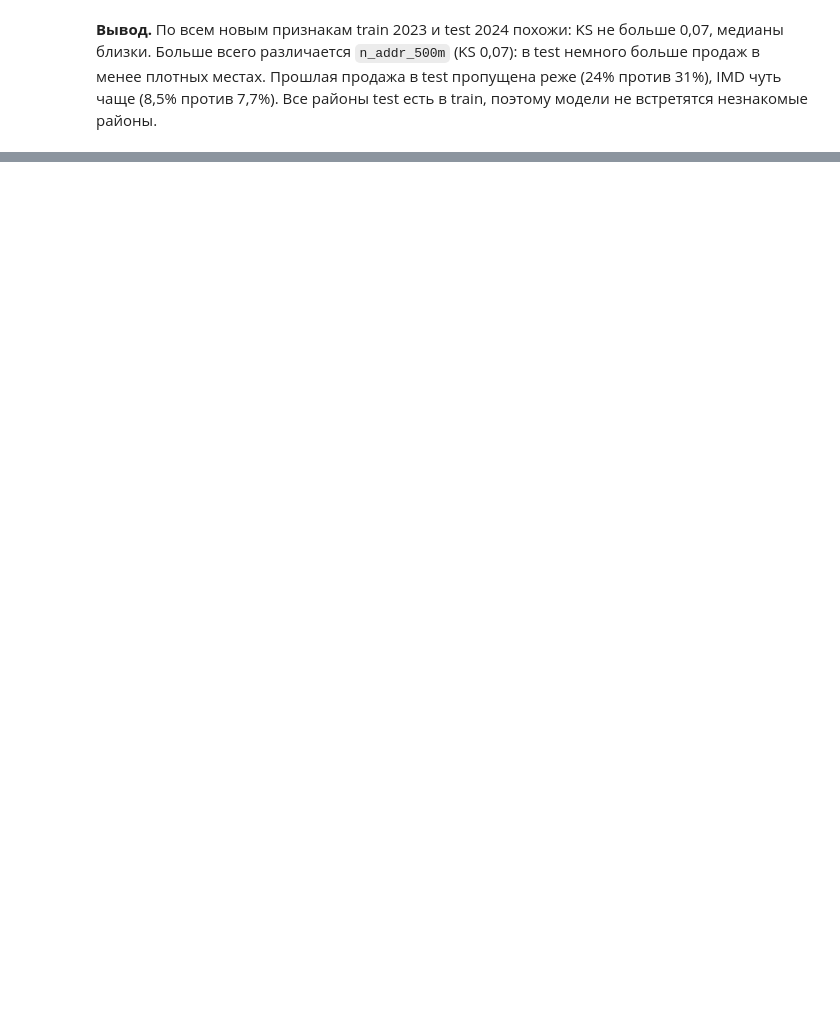
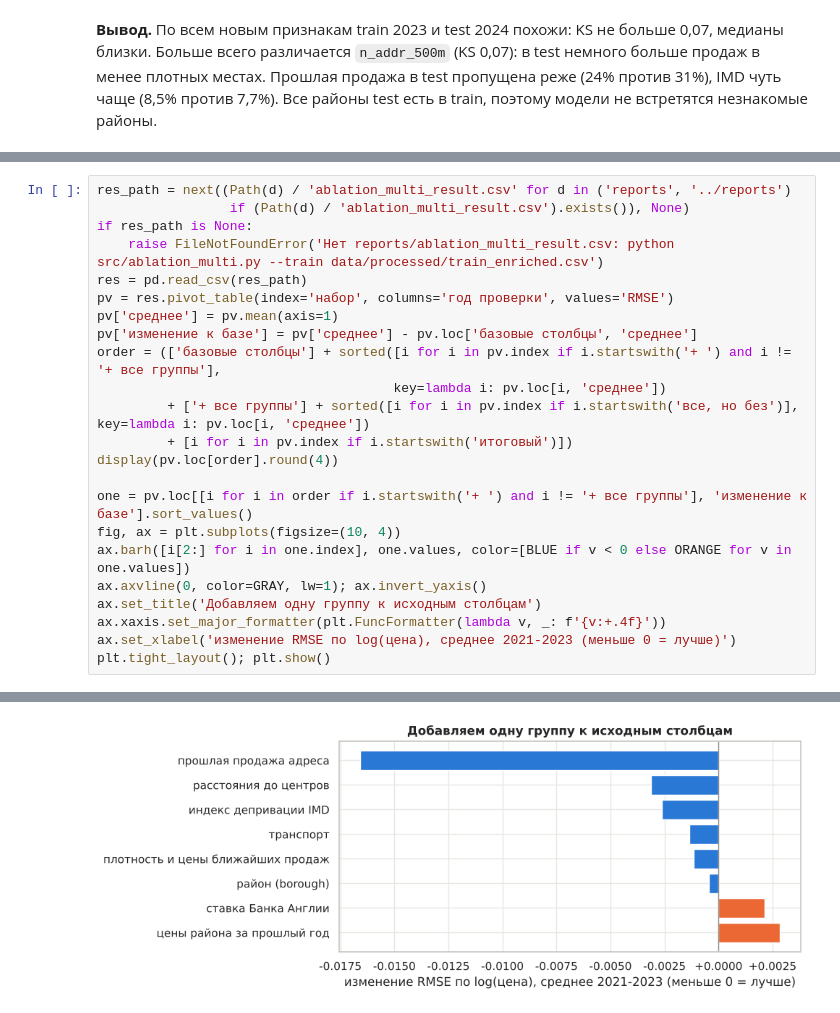
Before and after one commit to NastyaPich/hse-ai-project, a Jupyter notebook: notebooks/EDA.ipynb, the cells around one changed output, grey strips where cells are left out. Cells and saved outputs as stored; diff of their text form; blank space fills up the shorter version.

```diff
--- a/notebooks/EDA.ipynb
+++ b/notebooks/EDA.ipynb
@@ -870,0 +922,24 @@ print('Районы (borough): в test %d районов, все есть в tra
+# %%
+res_path = next((Path(d) / 'ablation_multi_result.csv' for d in ('reports', '../reports')
+                 if (Path(d) / 'ablation_multi_result.csv').exists()), None)
+if res_path is None:
+    raise FileNotFoundError('Нет reports/ablation_multi_result.csv: python src/ablation_multi.py --train data/processed/train_enriched.csv')
+res = pd.read_csv(res_path)
+pv = res.pivot_table(index='набор', columns='год проверки', values='RMSE')
+pv['среднее'] = pv.mean(axis=1)
+pv['изменение к базе'] = pv['среднее'] - pv.loc['базовые столбцы', 'среднее']
+order = (['базовые столбцы'] + sorted([i for i in pv.index if i.startswith('+ ') and i != '+ все группы'],
+                                      key=lambda i: pv.loc[i, 'среднее'])
+         + ['+ все группы'] + sorted([i for i in pv.index if i.startswith('все, но без')], key=lambda i: pv.loc[i, 'среднее'])
+         + [i for i in pv.index if i.startswith('итоговый')])
+display(pv.loc[order].round(4))
+
+one = pv.loc[[i for i in order if i.startswith('+ ') and i != '+ все группы'], 'изменение к базе'].sort_values()
+fig, ax = plt.subplots(figsize=(10, 4))
+ax.barh([i[2:] for i in one.index], one.values, color=[BLUE if v < 0 else ORANGE for v in one.values])
+ax.axvline(0, color=GRAY, lw=1); ax.invert_yaxis()
+ax.set_title('Добавляем одну группу к исходным столбцам')
+ax.xaxis.set_major_formatter(plt.FuncFormatter(lambda v, _: f'{v:+.4f}'))
+ax.set_xlabel('изменение RMSE по log(цена), среднее 2021-2023 (меньше 0 = лучше)')
+plt.tight_layout(); plt.show()
+# %% [output]
@@ -870,0 +964 @@ print('Районы (borough): в test %d районов, все есть в tra
+[figure, added]
```
Also changed, not shown: parts of 13 cells of this notebook, 2 other files.
